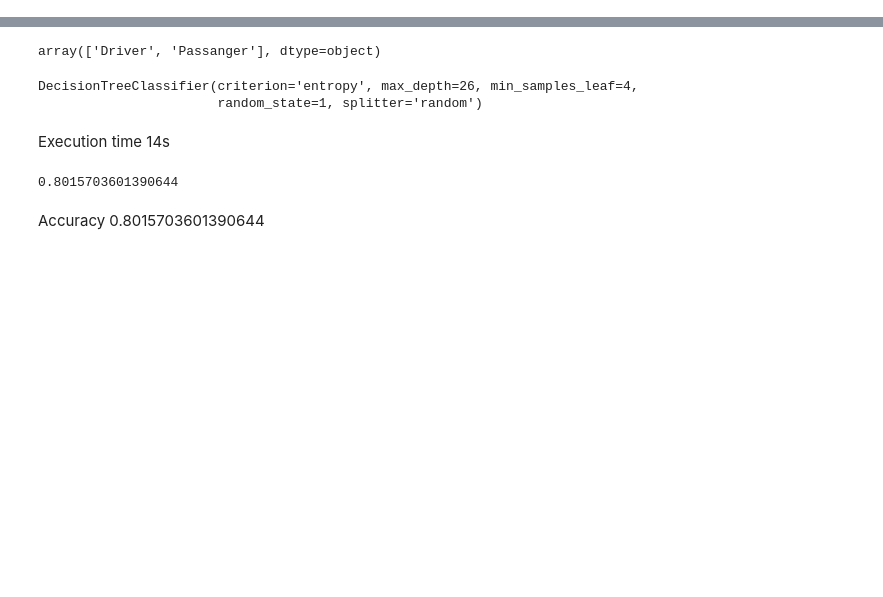
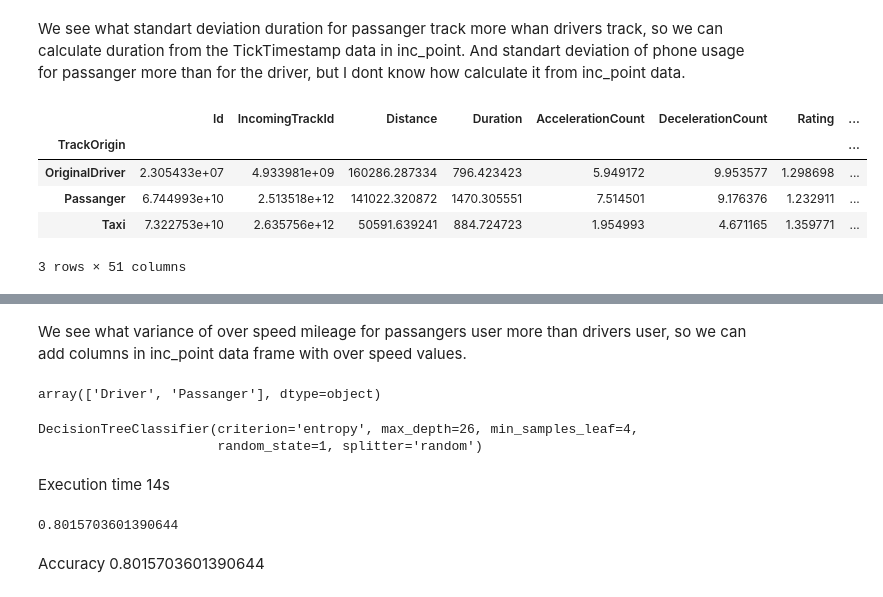
Before and after one commit to Cepera90/test, a Jupyter notebook: test_3.ipynb, the cells around one changed output, grey strips where cells are left out. Cells and saved outputs as stored; diff of their text form; code cells hidden in the pictures; blank space fills up the shorter version.

```diff
--- a/test_3.ipynb
+++ b/test_3.ipynb
@@ -23,0 +41,12 @@ Index(['Unnamed: 0', 'IncomingTrackId', 'Speed', 'Latitude', 'Longitude',
+# %% [markdown]
+We see what standart deviation duration for passanger track more whan drivers track, so we can calculate duration from the TickTimestamp data in inc_point. And standart deviation of phone usage for passanger more than for the driver, but I dont know how calculate it from inc_point data.
+# %%
+#See variance values for drivers and passangers
+RT.groupby('TrackOrigin').var()
+# %% [output]
+|  | Id | IncomingTrackId | Distance | Duration | AccelerationCount | DecelerationCount | Rating | ... |
+| TrackOrigin |  |  |  |  |  |  |  | ... |
+| OriginalDriver | 2.305433e+07 | 4.933981e+09 | 160286.287334 | 796.423423 | 5.949172 | 9.953577 | 1.298698 | ... |
+| Passanger | 6.744993e+10 | 2.513518e+12 | 141022.320872 | 1470.305551 | 7.514501 | 9.176376 | 1.232911 | ... |
+| Taxi | 7.322753e+10 | 2.635756e+12 | 50591.639241 | 884.724723 | 1.954993 | 4.671165 | 1.359771 | ... |
+3 rows × 51 columns
@@ -24,3 +54,5 @@ Index(['Unnamed: 0', 'IncomingTrackId', 'Speed', 'Latitude', 'Longitude',
+# %% [markdown]
+We see what variance of over speed mileage for passangers user more than drivers user, so we can add columns in inc_point data frame with over speed values.
 # %%
 #Delete the numeric data inc point, IncomingTrackId and track origin
 TC = TC.drop(['Unnamed: 0','os_version','TickTimestamp','PointDate', 'IncomingTrackId'], axis=1)
```
Also changed, not shown: parts of 6 cells of this notebook.
